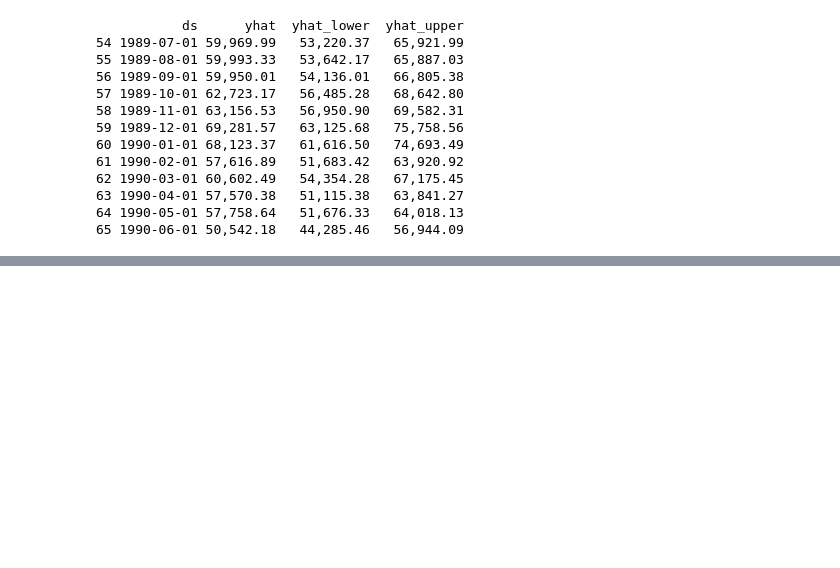
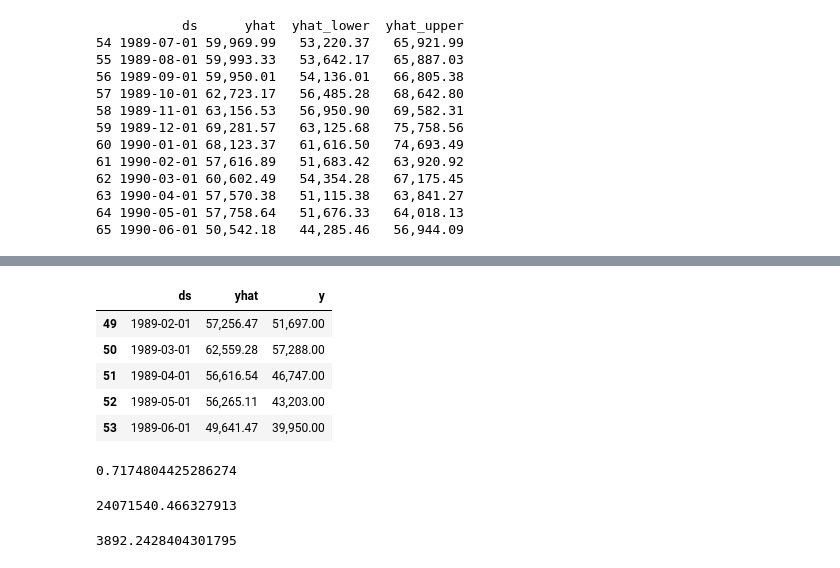
Before and after one commit to keshavgoel787/data-tech-challenge, a Jupyter notebook: AeroConnect_Route_Analytics.ipynb, the cells around one changed output, grey strips where cells are left out. Cells and saved outputs as stored; diff of their text form; code cells hidden in the pictures; blank space fills up the shorter version.

```diff
--- a/AeroConnect_Route_Analytics.ipynb
+++ b/AeroConnect_Route_Analytics.ipynb
@@ -381,0 +355,24 @@ print(df_metrics[['horizon', 'mae', 'rmse', 'mape']])
+# %%
+metric_df = forecast.set_index('ds')[['yhat']].join(df_prophet.set_index('ds').y).reset_index()
+metric_df.dropna(inplace=True)
+metric_df.tail()
+# %% [output]
+|  | ds | yhat | y |
+| 49 | 1989-02-01 | 57,256.47 | 51,697.00 |
+| 50 | 1989-03-01 | 62,559.28 | 57,288.00 |
+| 51 | 1989-04-01 | 56,616.54 | 46,747.00 |
+| 52 | 1989-05-01 | 56,265.11 | 43,203.00 |
+| 53 | 1989-06-01 | 49,641.47 | 39,950.00 |
+# %%
+from sklearn.metrics import mean_absolute_error, mean_squared_error, r2_score
+r2_score(metric_df.y, metric_df.yhat)
+# %% [output]
+0.7174804425286274
+# %%
+mean_squared_error(metric_df.y, metric_df.yhat)
+# %% [output]
+24071540.466327913
+# %%
+mean_absolute_error(metric_df.y, metric_df.yhat)
+# %% [output]
+3892.2428404301795
```
Also changed, not shown: parts of 3 cells of this notebook.
